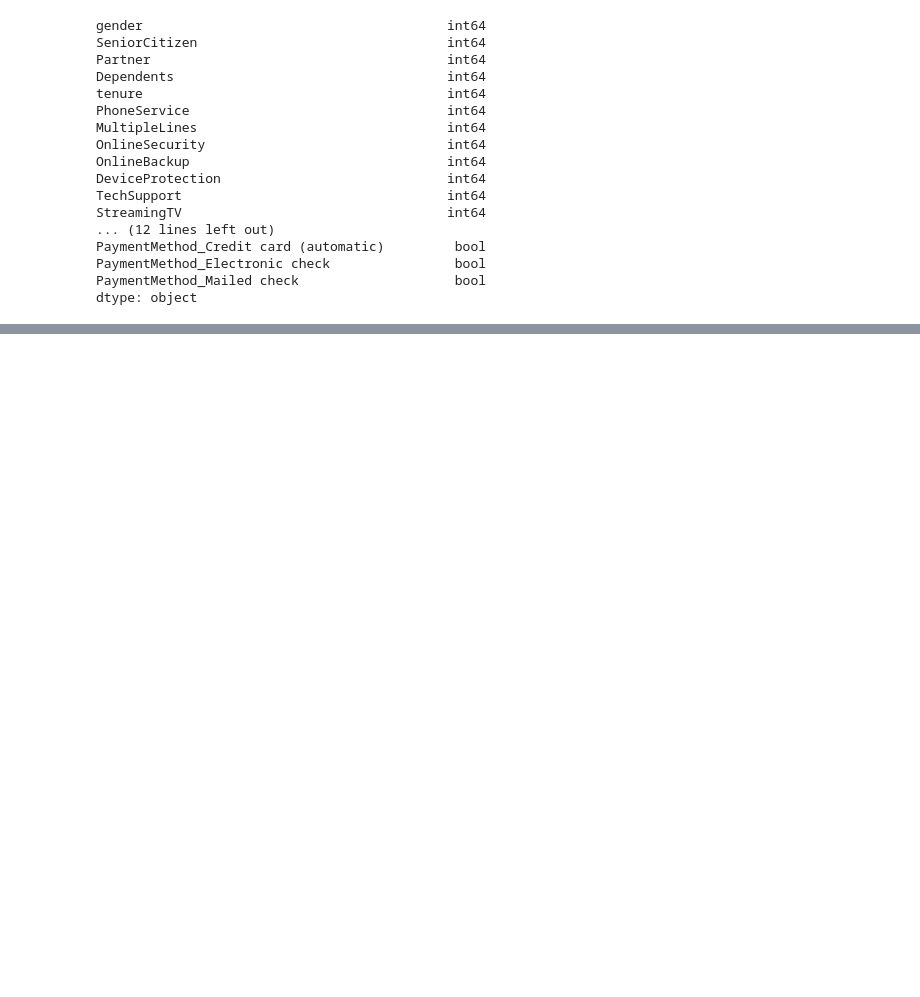
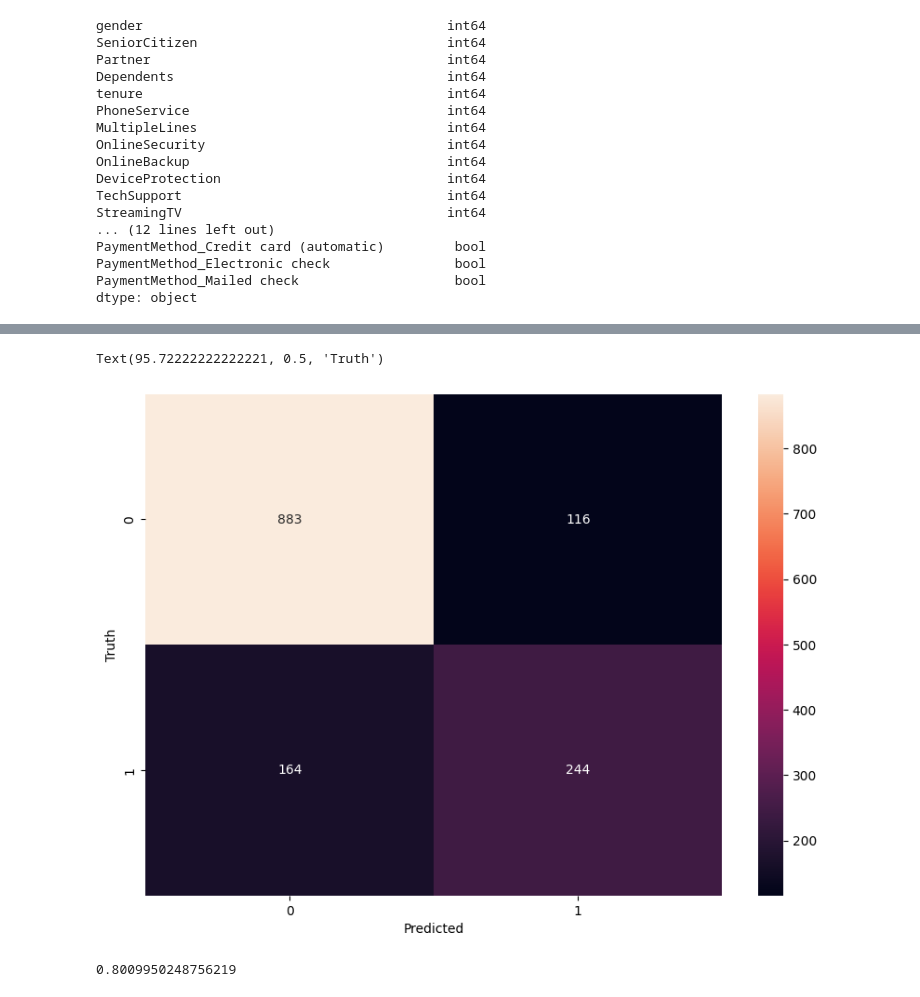
Before and after one commit to Matthewtershi/litigation-is-a-word, a Jupyter notebook: customer_churning/main.ipynb, the cells around one changed output, grey strips where cells are left out. Cells and saved outputs as stored; diff of their text form; code cells hidden in the pictures; blank space fills up the shorter version.

Commit message:
main done may add batch norm or dropout or just try to improve model

```diff
--- a/customer_churning/main.ipynb
+++ b/customer_churning/main.ipynb
@@ -332,0 +393,3 @@ dtype: object
+# %%
+from sklearn.model_selection import train_test_split
+x_train, x_test, y_train, y_test = train_test_split(x, y, test_size=0.2, random_state=5)
@@ -332,0 +415,12 @@ dtype: object
+# %%
+import tensorflow as tf
+from tensorflow import keras
+
+model = keras.Sequential([
+    keras.layers.Dense(20, input_shape=(26,), activation='relu'),
+    keras.layers.Dense(10, activation='relu'),
+    keras.layers.Dense(1, activation='sigmoid'),
+])
+
+model.compile(optimizer='adam', loss='binary_crossentropy', metrics=['accuracy'])
+model.fit(x_train, y_train, epochs=10)
@@ -332,0 +454,3 @@ dtype: object
+# %%
+yp = model.predict(x_test)
+yp[:5]
@@ -332,0 +464,7 @@ dtype: object
+# %%
+y_pred = []
+for element in yp:
+    if element > 0.5:
+        y_pred.append(1)
+    else:
+        y_pred.append(0)
@@ -332,0 +495,15 @@ dtype: object
+# %%
+import seaborn as sn
+cm = tf.math.confusion_matrix(labels=y_test, predictions=y_pred)
+
+plt.figure(figsize = (10,7))
+sn.heatmap(cm, annot=True, fmt='d')
+plt.xlabel('Predicted')
+plt.ylabel('Truth')
+# %% [output]
+Text(95.72222222222221, 0.5, 'Truth')
+[figure, added]
+# %%
+(883 + 244) / (883 + 244 + 164 + 116) # accuracy
+# %% [output]
+0.8009950248756219
```
Also changed, not shown: parts of 13 cells of this notebook.
